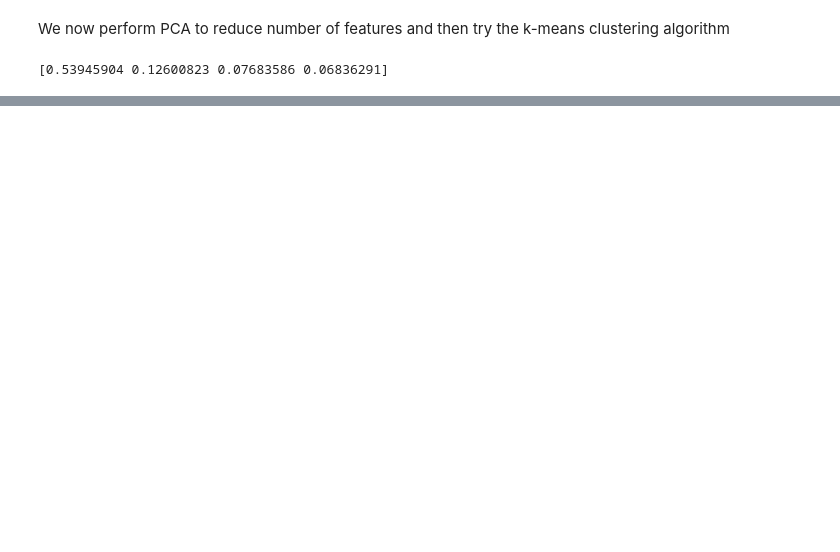
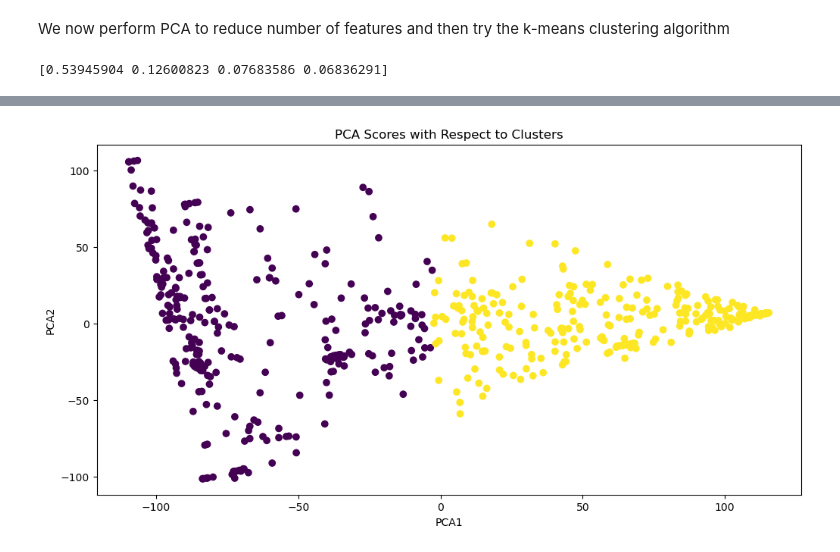
Before and after one commit to rgjha/data_science_basics, a Jupyter notebook: problems/media_consump/models.ipynb, the cells around one changed output, grey strips where cells are left out. Saved outputs shown, nothing was run; the diff lists cells and outputs as text; code cells hidden in the pictures; blank space fills up the shorter version.

```diff
--- a/problems/media_consump/models.ipynb
+++ b/problems/media_consump/models.ipynb
@@ -281 +281,10 @@ For n_clusters =  4 , the average silhouette_score is:  0.3798986235103311
 [figure]
+# %%
+n_clusters = 2
+kmeans = KMeans(n_clusters=n_clusters, init='k-means++', random_state= 42)
+kmeans.fit(pca_scores)
+df['Cluster'] = kmeans.labels_
+# %%
+# combining all the relevant columns
+df = pd.concat([df.reset_index(drop=True), pd.DataFrame(pca_scores, columns=[f"PCA{i}" for i in range(1, 5)])], axis=1)
+df.head()
@@ -281,0 +299,11 @@ For n_clusters =  4 , the average silhouette_score is:  0.3798986235103311
+# %%
+# Plot first two PCA scores with cluster label
+
+plt.figure(figsize=(12,6))
+plt.scatter(df['PCA1'], df['PCA2'], c=df['Cluster'])
+plt.title('PCA Scores with Respect to Clusters')
+plt.xlabel('PCA1')
+plt.ylabel('PCA2')
+plt.show()
+# %% [output]
+[figure, added]
```
Also changed, not shown: parts of 6 cells of this notebook, 10 other files.
